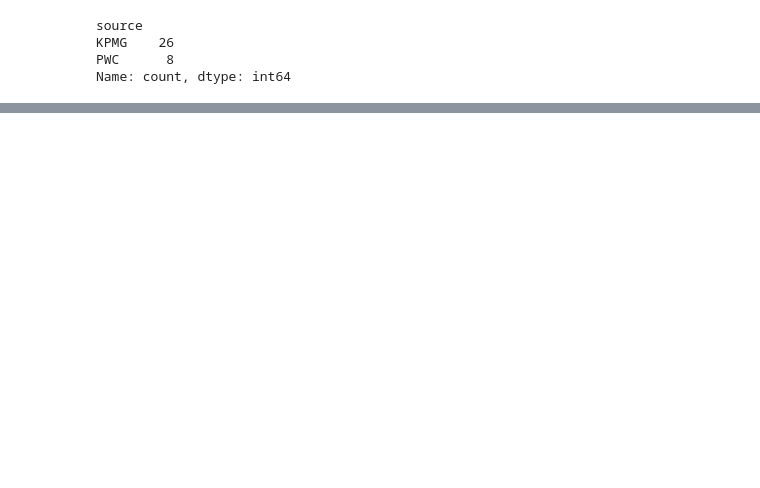
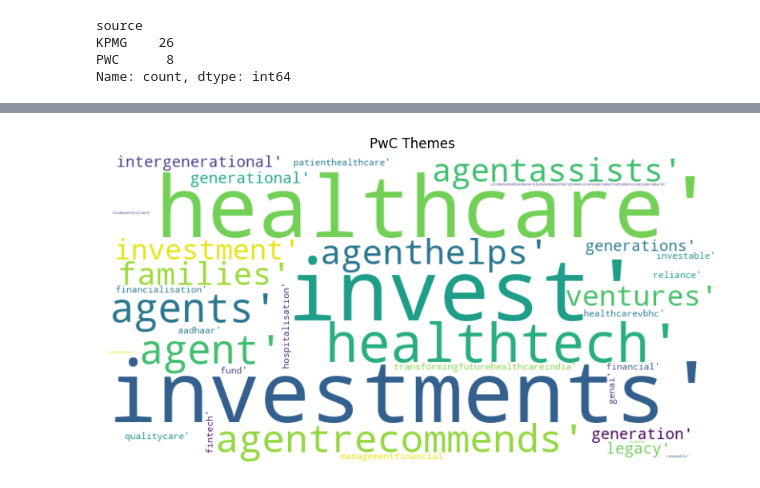
Before and after one commit to vivek-soni-916/KPMG_PwC_Insights, a Jupyter notebook: visualization.ipynb, the cells around one changed output, grey strips where cells are left out. Saved outputs shown, nothing was run; the diff lists cells and outputs as text; code cells hidden in the pictures; blank space fills up the shorter version.

```diff
--- a/visualization.ipynb
+++ b/visualization.ipynb
@@ -67,0 +109,4 @@ Name: count, dtype: int64
+# %%
+plot_wordcloud(pwc_keywords, "PwC Themes")
+# %% [output]
+[figure, added]
```
Also changed, not shown: parts of 9 cells of this notebook, 3 other files.
